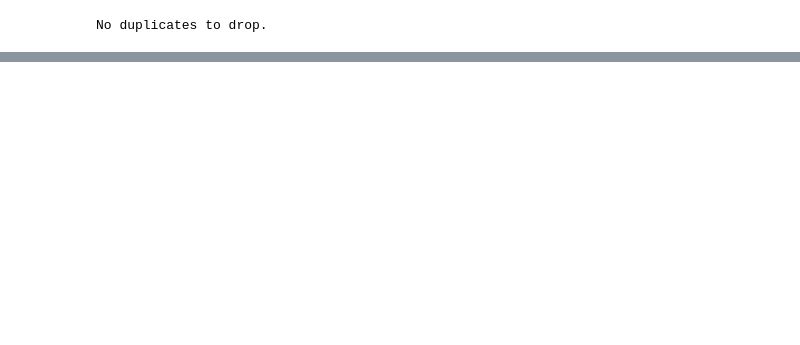
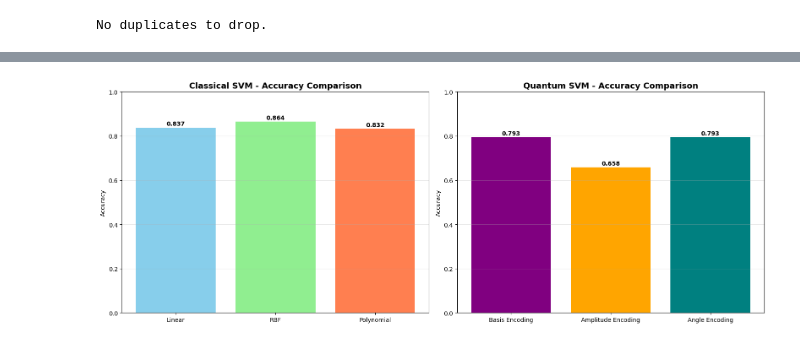
Before and after one commit to skylancer76/Quantum-vs-Classical-SVM-Analysis, a Jupyter notebook: Quantum Computing Project.ipynb, the cells around one changed output, grey strips where cells are left out. Saved outputs shown, nothing was run; the diff lists cells and outputs as text; code cells hidden in the pictures; blank space fills up the shorter version.

```diff
--- a/Quantum Computing Project.ipynb
+++ b/Quantum Computing Project.ipynb
@@ -274,0 +304,17 @@ QSVC (Basis Encoding) Accuracy: 0.6
+# %%
+print("Starting Angle Encoding...")
+
+X_train_q_angle = X_train_q[:, :3]
+X_test_q_angle = X_test_q[:, :3]
+
+feature_map_angle = ZZFeatureMap(feature_dimension=3, reps=1)
+quantum_kernel_angle = FidelityQuantumKernel(feature_map=feature_map_angle)
+
+print("Training QSVC with Angle Encoding...")
+qsvc_angle = QSVC(quantum_kernel=quantum_kernel_angle)
+qsvc_angle.fit(X_train_q_angle, y_train_q)
+
+print("Evaluating Angle Encoding...")
+acc_angle = qsvc_angle.score(X_test_q_angle, y_test_q)
+
+print(f"Angle Encoding Accuracy: {acc_angle:.4f}")
@@ -274,0 +379,30 @@ QSVC (Basis Encoding) Accuracy: 0.6
+# %%
+# Visualize accuracy comparison
+fig, (ax1, ax2) = plt.subplots(1, 2, figsize=(16, 6))
+
+# Classical SVM comparison
+methods_cls = list(results['Classical SVM'].keys())
+accs_cls = list(results['Classical SVM'].values())
+ax1.bar(methods_cls, accs_cls, color=['skyblue', 'lightgreen', 'coral'])
+ax1.set_title('Classical SVM - Accuracy Comparison', fontsize=14, fontweight='bold')
+ax1.set_ylabel('Accuracy')
+ax1.set_ylim([0, 1])
+ax1.grid(axis='y', alpha=0.3)
+for i, v in enumerate(accs_cls):
+    ax1.text(i, v + 0.01, f'{v:.3f}', ha='center', fontweight='bold')
+
+# Quantum SVM comparison
+methods_q = list(results['Quantum SVM'].keys())
+accs_q = list(results['Quantum SVM'].values())
+ax2.bar(methods_q, accs_q, color=['purple', 'orange', 'teal'])
+ax2.set_title('Quantum SVM - Accuracy Comparison', fontsize=14, fontweight='bold')
+ax2.set_ylabel('Accuracy')
+ax2.set_ylim([0, 1])
+ax2.grid(axis='y', alpha=0.3)
+for i, v in enumerate(accs_q):
+    ax2.text(i, v + 0.01, f'{v:.3f}', ha='center', fontweight='bold')
+
+plt.tight_layout()
+plt.show()
+# %% [output]
+[figure, added]
```
Also changed, not shown: parts of 44 cells of this notebook, 4 other files.
